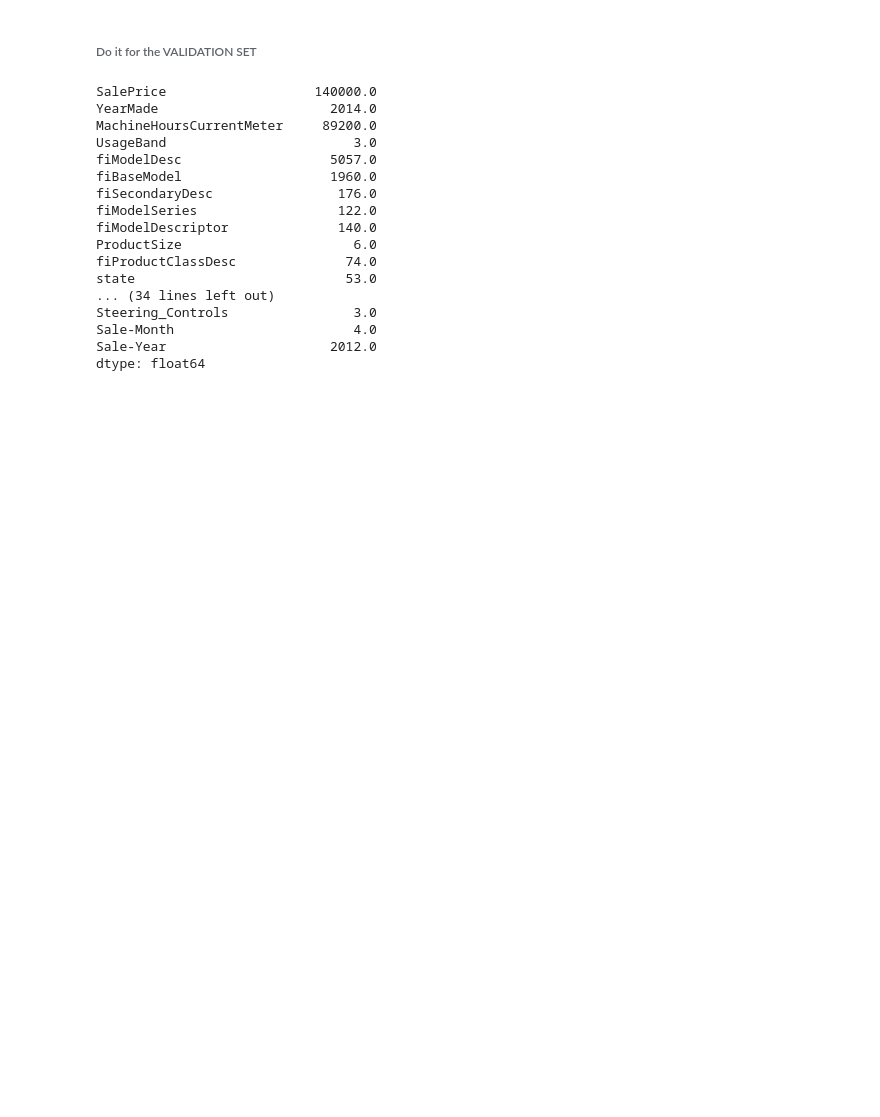
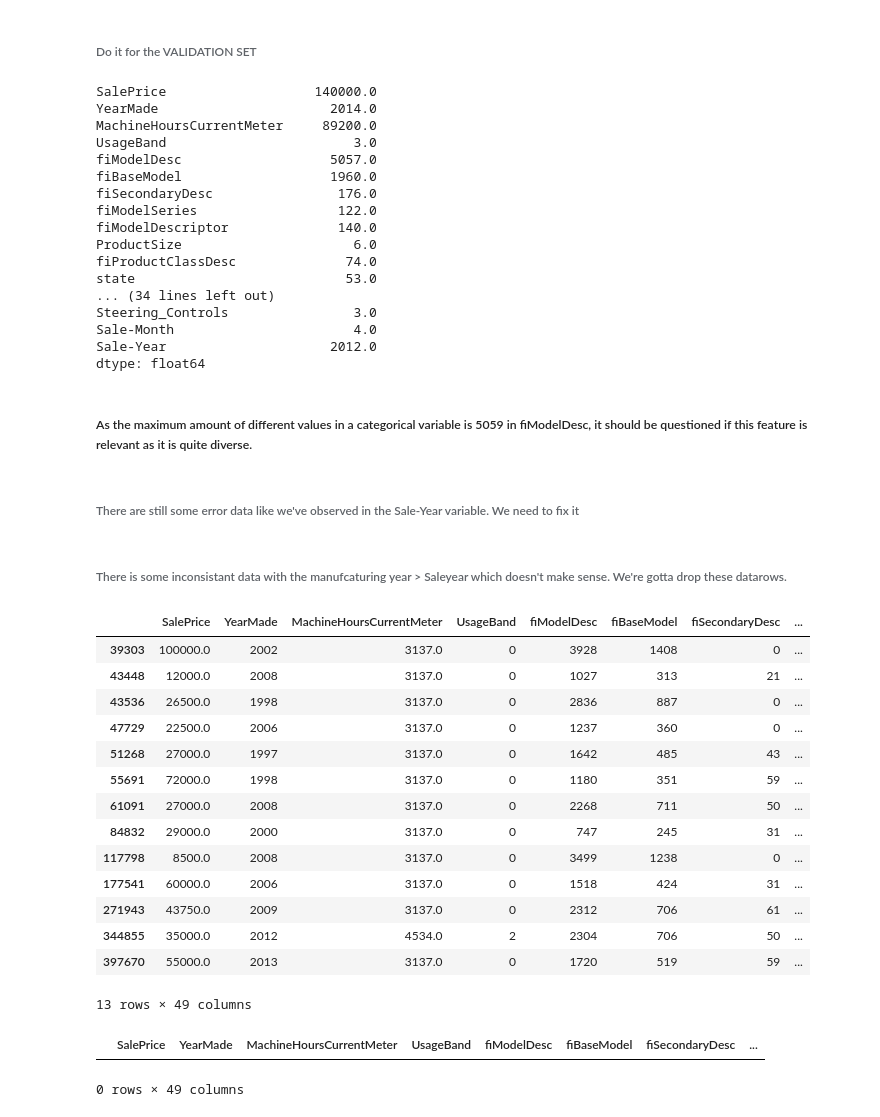
Before and after one commit to Ritsch1/Bulldozer-Prizing-Regression-Model, a Jupyter notebook: notebook/Bulldozer-Pricing-Regression-Model.ipynb, the cells around one changed output. Cells and saved outputs as stored; diff of their text form; code cells hidden in the pictures; blank space fills up the shorter version.

Commit message:
Remove inconsistant data in Year - Made variable

```diff
--- a/notebook/Bulldozer-Pricing-Regression-Model.ipynb
+++ b/notebook/Bulldozer-Pricing-Regression-Model.ipynb
@@ -549,3 +549,33 @@ Steering_Controls                3.0
 Sale-Month                       4.0
 Sale-Year                     2012.0
 dtype: float64
+# %% [markdown]
+##### As the maximum amount of different values in a categorical variable is 5059 in fiModelDesc, it should be questioned if this feature is relevant as it is quite diverse.
+# %% [markdown]
+###### There are still some error data like we've observed in the Sale-Year variable. We need to fix it
+# %% [markdown]
+###### There is some inconsistant data with the manufcaturing year > Saleyear which doesn't make sense. We're gotta drop these datarows.
+# %%
+df_temp_train[df_temp_train["YearMade"] > df_temp_train["Sale-Year"]]
+# %% [output]
+|  | SalePrice | YearMade | MachineHoursCurrentMeter | UsageBand | fiModelDesc | fiBaseModel | fiSecondaryDesc | ... |
+| 39303 | 100000.0 | 2002 | 3137.0 | 0 | 3928 | 1408 | 0 | ... |
+| 43448 | 12000.0 | 2008 | 3137.0 | 0 | 1027 | 313 | 21 | ... |
+| 43536 | 26500.0 | 1998 | 3137.0 | 0 | 2836 | 887 | 0 | ... |
+| 47729 | 22500.0 | 2006 | 3137.0 | 0 | 1237 | 360 | 0 | ... |
+| 51268 | 27000.0 | 1997 | 3137.0 | 0 | 1642 | 485 | 43 | ... |
+| 55691 | 72000.0 | 1998 | 3137.0 | 0 | 1180 | 351 | 59 | ... |
+| 61091 | 27000.0 | 2008 | 3137.0 | 0 | 2268 | 711 | 50 | ... |
+| 84832 | 29000.0 | 2000 | 3137.0 | 0 | 747 | 245 | 31 | ... |
+| 117798 | 8500.0 | 2008 | 3137.0 | 0 | 3499 | 1238 | 0 | ... |
+| 177541 | 60000.0 | 2006 | 3137.0 | 0 | 1518 | 424 | 31 | ... |
+| 271943 | 43750.0 | 2009 | 3137.0 | 0 | 2312 | 706 | 61 | ... |
+| 344855 | 35000.0 | 2012 | 4534.0 | 2 | 2304 | 706 | 50 | ... |
+| 397670 | 55000.0 | 2013 | 3137.0 | 0 | 1720 | 519 | 59 | ... |
+13 rows × 49 columns
+# %%
+df_temp_train = df_temp_train[df_temp_train["YearMade"] <= df_temp_train["Sale-Year"]]
+df_temp_train[df_temp_train["YearMade"] > df_temp_train["Sale-Year"]]
+# %% [output]
+|  | SalePrice | YearMade | MachineHoursCurrentMeter | UsageBand | fiModelDesc | fiBaseModel | fiSecondaryDesc | ... |
+0 rows × 49 columns
```
Also changed, not shown: parts of 4 cells of this notebook.
